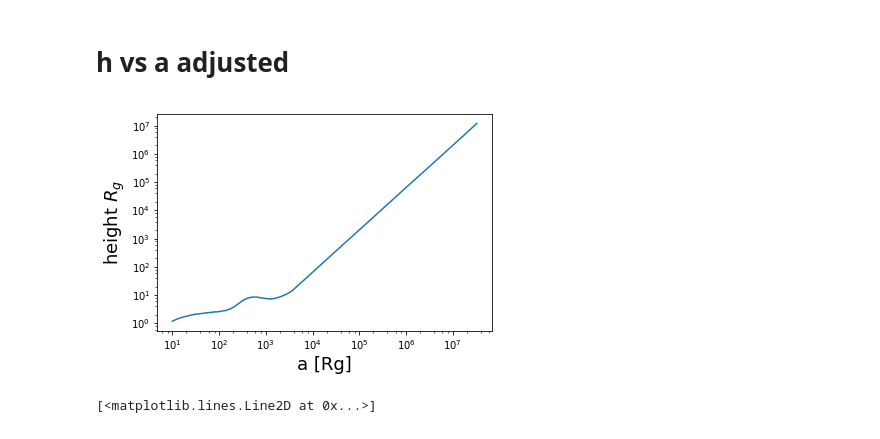
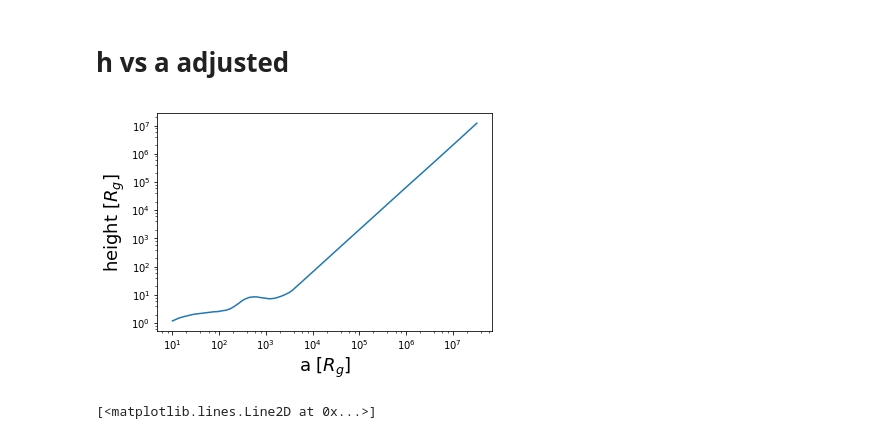
Before and after one commit to gfabj/Summer_Research_Project, a Jupyter notebook: SG_Model.ipynb, the cells around one changed output. Cells and saved outputs as stored; diff of their text form; code cells hidden in the pictures.

```diff
--- a/SG_Model.ipynb
+++ b/SG_Model.ipynb
@@ -50,14 +55,14 @@ velocity = (c/distance)**(1/2.0)*10**(-3)
 # %%
 logPlot = plt.gca()
 logPlot.loglog(distance_in_rg,height)
-plt.xlabel('a [Rg]',fontsize=18)
-plt.ylabel('height $R_g$',fontsize=18)
+plt.xlabel('a [$R_g$]',fontsize=18)
+plt.ylabel('height [$R_g$]',fontsize=18)
 #plt.plot([2.55675200e+00,  4.50238131e+01], [ 5.97419825e-01,1.63274396e+00], c='r')
 #plt.plot([4.50238131e+01,1.14109211e+02], [1.63274396e+00,4.09214110e+00], c='y')
 #plt.plot([1.14109211e+02,3.69555994e+02], [4.09214110e+00, 3.73721635e+00 ], c='g')
 #plt.plot([3.69555994e+02,9.16892670e+02],[4.09214110e+00,6.98714721e+00], color='orange')
 #plt.plot([9.16892670e+02,8.32494014e+06],[6.98714721e+00, 6.01085228e+06], c='b' )
 plt.savefig('hovera.png', dpi=300, bbox_inches='tight')
 # %% [output]
-[figure, old version]
+[figure, new version]
 # %%
```
Also changed, not shown: parts of 32 cells of this notebook.
